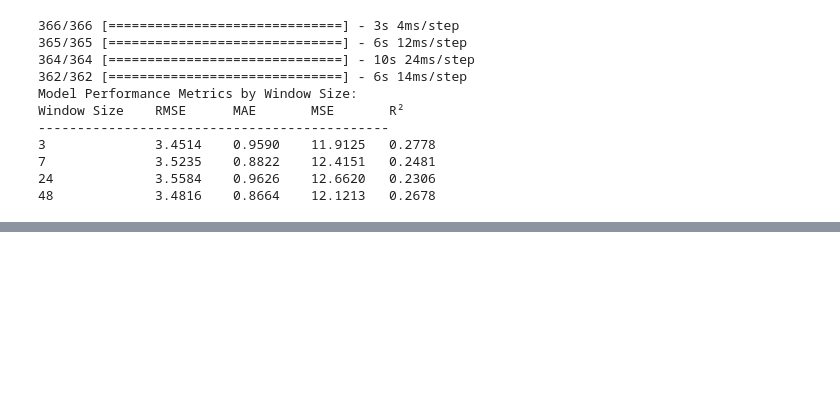
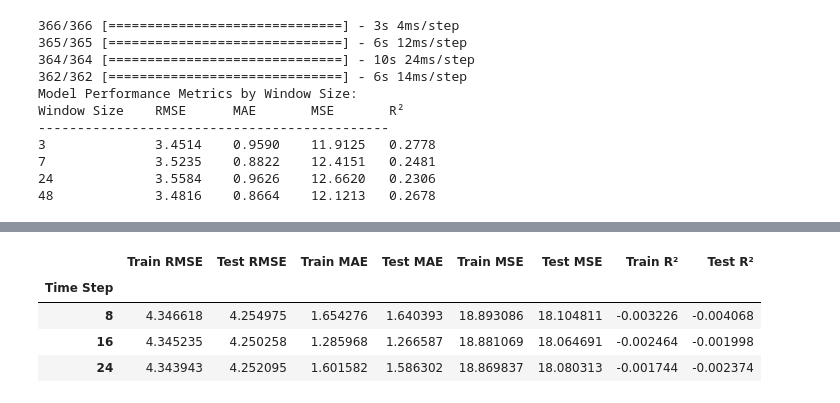
Before and after one commit to yujin127/Rainfall-Forecast, a Jupyter notebook: 0620_gru.ipynb, the cells around one changed output, grey strips where cells are left out. Drawn from its saved outputs; the diff is of its cells as text; code cells hidden in the pictures; blank space fills up the shorter version.

```diff
--- a/0620_gru.ipynb
+++ b/0620_gru.ipynb
@@ -209,0 +478,42 @@ Window Size    RMSE      MAE       MSE       R²
+# %%
+# 'stn4contest'을 카테고리형 변수로 변환
+features = pd.get_dummies(features, columns=['stn4contest'])
+
+# 날짜 시간 정보를 datetime 형식으로 변환
+features['fc_datetime'] = pd.to_datetime(features[['year', 'month', 'day', 'hour']])
+
+# 인덱스를 datetime으로 설정
+features.set_index('fc_datetime', inplace=True)
+
+# 불필요한 날짜 시간 열 제거
+features.drop(['year', 'month', 'day', 'hour'], axis=1, inplace=True)
+
+# 데이터 정렬
+features = features.sort_index()
+# %%
+train_size = int(len(features) * 0.8)
+train_features, test_features = features[:train_size], features[train_size:]
+train_target, test_target = target[:train_size], target[train_size:]
+# %%
+scaler_features = MinMaxScaler(feature_range=(0, 1))
+scaler_target = MinMaxScaler(feature_range=(0, 1))
+
+train_features_scaled = scaler_features.fit_transform(train_features)
+test_features_scaled = scaler_features.transform(test_features)
+
+train_target_scaled = scaler_target.fit_transform(train_target.values.reshape(-1, 1))
+test_target_scaled = scaler_target.transform(test_target.values.reshape(-1, 1))
+# %%
+def create_dataset(features, target, time_step=1):
+    dataX, dataY = [], []
+    for i in range(len(features)-time_step-1):
+        a = features[i:(i+time_step)]
+        dataX.append(a)
+        dataY.append(target[i + time_step])
+    return np.array(dataX), np.array(dataY)
+
+# 타임스텝 설정
+time_steps = [8, 16, 24]
+
+# 결과를 저장할 딕셔너리
+results = {}
@@ -209,0 +600,8 @@ Window Size    RMSE      MAE       MSE       R²
+# %%
+results_df
+# %% [output]
+|  | Train RMSE | Test RMSE | Train MAE | Test MAE | Train MSE | Test MSE | Train R² | Test R² |
+| Time Step |  |  |  |  |  |  |  |  |
+| 8 | 4.346618 | 4.254975 | 1.654276 | 1.640393 | 18.893086 | 18.104811 | -0.003226 | -0.004068 |
+| 16 | 4.345235 | 4.250258 | 1.285968 | 1.266587 | 18.881069 | 18.064691 | -0.002464 | -0.001998 |
+| 24 | 4.343943 | 4.252095 | 1.601582 | 1.586302 | 18.869837 | 18.080313 | -0.001744 | -0.002374 |
```
Also changed, not shown: parts of 13 cells of this notebook, 9 other files.
